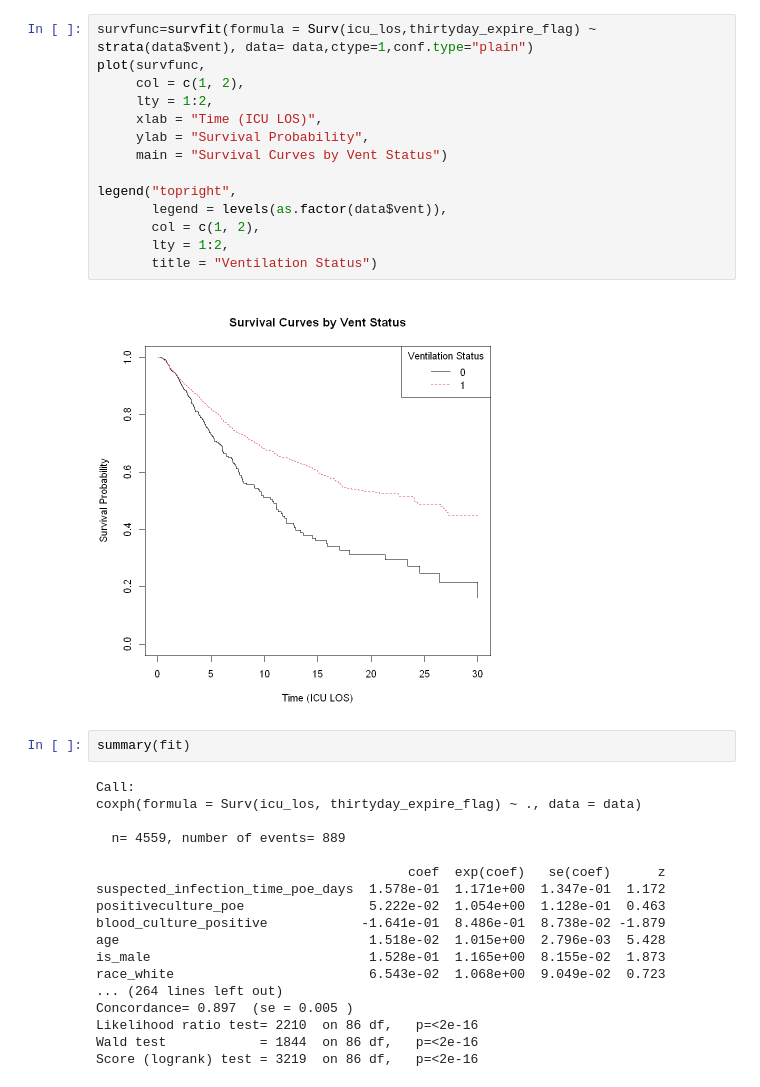
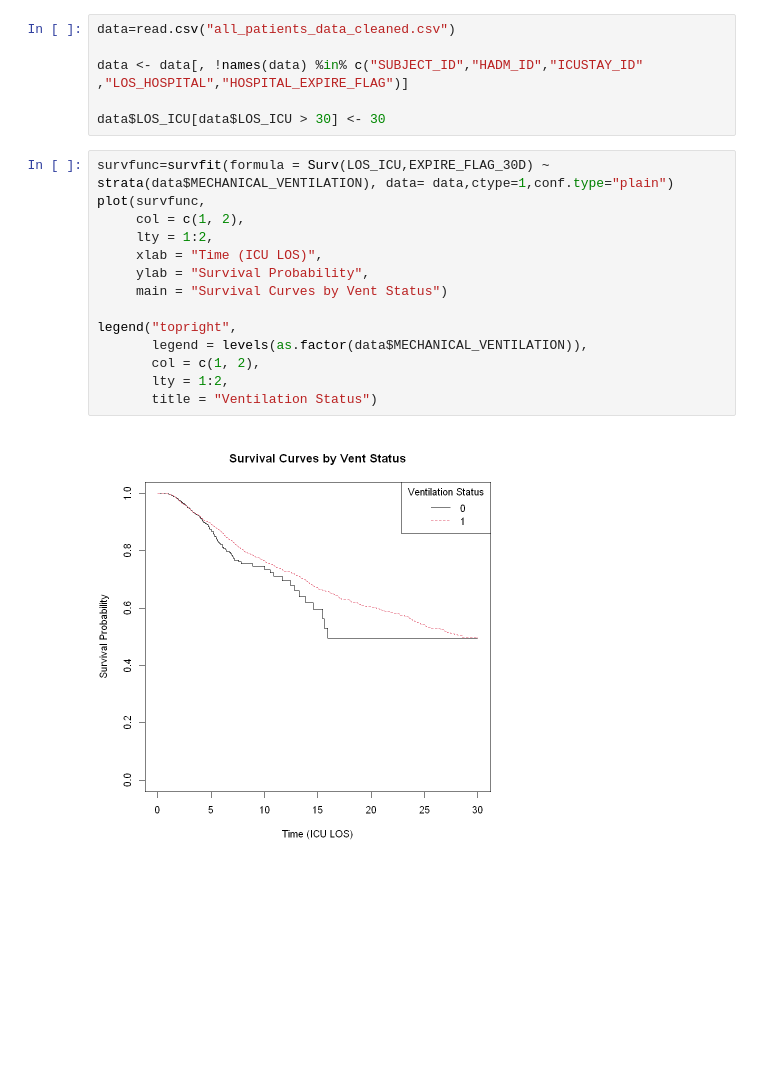
Before and after one commit to HangHang121/ESE-527-Miken-Guo-Zihang-Shi, a Jupyter notebook: Analysis_survival_analysis.ipynb, the cells around one changed output. Cells and saved outputs as stored; diff of their text form; blank space fills up the shorter version.

```diff
--- a/Analysis_survival_analysis.ipynb
+++ b/Analysis_survival_analysis.ipynb
@@ -55,36 +30,22 @@ zp0 <- cox.zph(fit, transform='identity')
+# %%
+data=read.csv("all_patients_data_cleaned.csv")
+
+data <- data[, !names(data) %in% c("SUBJECT_ID","HADM_ID","ICUSTAY_ID"	,"LOS_HOSPITAL","HOSPITAL_EXPIRE_FLAG")]
+
+data$LOS_ICU[data$LOS_ICU > 30] <- 30
 # %%
-survfunc=survfit(formula = Surv(icu_los,thirtyday_expire_flag) ~ strata(data$vent), data= data,ctype=1,conf.type="plain")
+survfunc=survfit(formula = Surv(LOS_ICU,EXPIRE_FLAG_30D) ~ strata(data$MECHANICAL_VENTILATION), data= data,ctype=1,conf.type="plain")
 plot(survfunc,
      col = c(1, 2),
      lty = 1:2,
      xlab = "Time (ICU LOS)",
      ylab = "Survival Probability",
      main = "Survival Curves by Vent Status")
 
 legend("topright",
-       legend = levels(as.factor(data$vent)),
+       legend = levels(as.factor(data$MECHANICAL_VENTILATION)),
        col = c(1, 2),
        lty = 1:2,
        title = "Ventilation Status")
 # %% [output]
-[figure, old version]
+[figure, new version]
-# %%
-summary(fit)
-# %% [output]
-Call:
-coxph(formula = Surv(icu_los, thirtyday_expire_flag) ~ ., data = data)
-
-  n= 4559, number of events= 889
-
-                                        coef  exp(coef)   se(coef)      z
-suspected_infection_time_poe_days  1.578e-01  1.171e+00  1.347e-01  1.172
-positiveculture_poe                5.222e-02  1.054e+00  1.128e-01  0.463
-blood_culture_positive            -1.641e-01  8.486e-01  8.738e-02 -1.879
-age                                1.518e-02  1.015e+00  2.796e-03  5.428
-is_male                            1.528e-01  1.165e+00  8.155e-02  1.873
-race_white                         6.543e-02  1.068e+00  9.049e-02  0.723
-... (264 lines left out)
-Concordance= 0.897  (se = 0.005 )
-Likelihood ratio test= 2210  on 86 df,   p=<2e-16
-Wald test            = 1844  on 86 df,   p=<2e-16
-Score (logrank) test = 3219  on 86 df,   p=<2e-16
```
Also changed, not shown: parts of 9 cells of this notebook, 5 other files.
